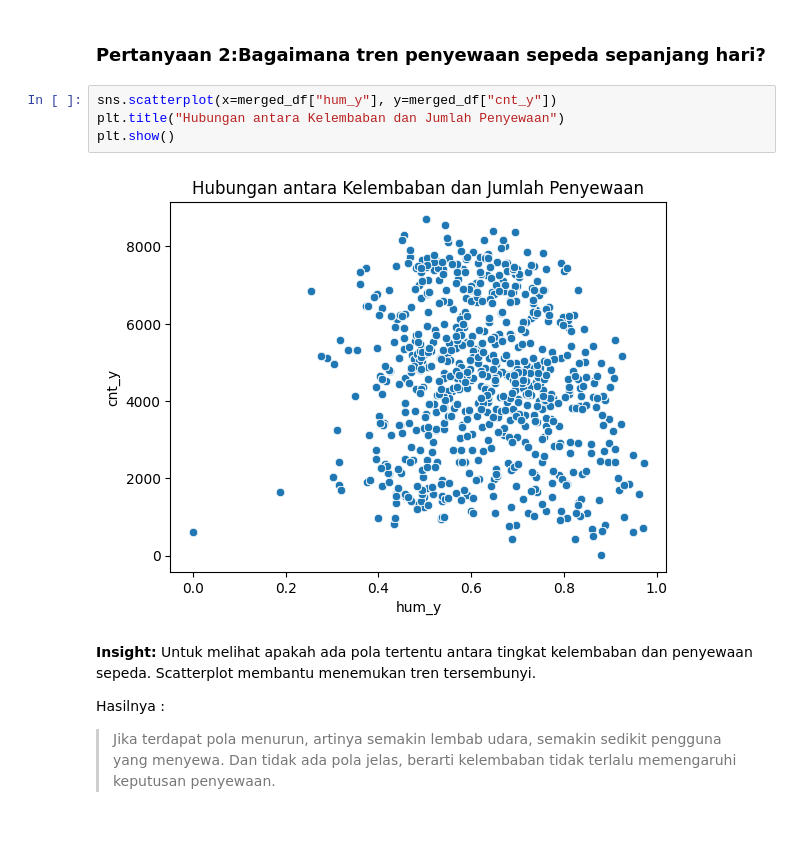
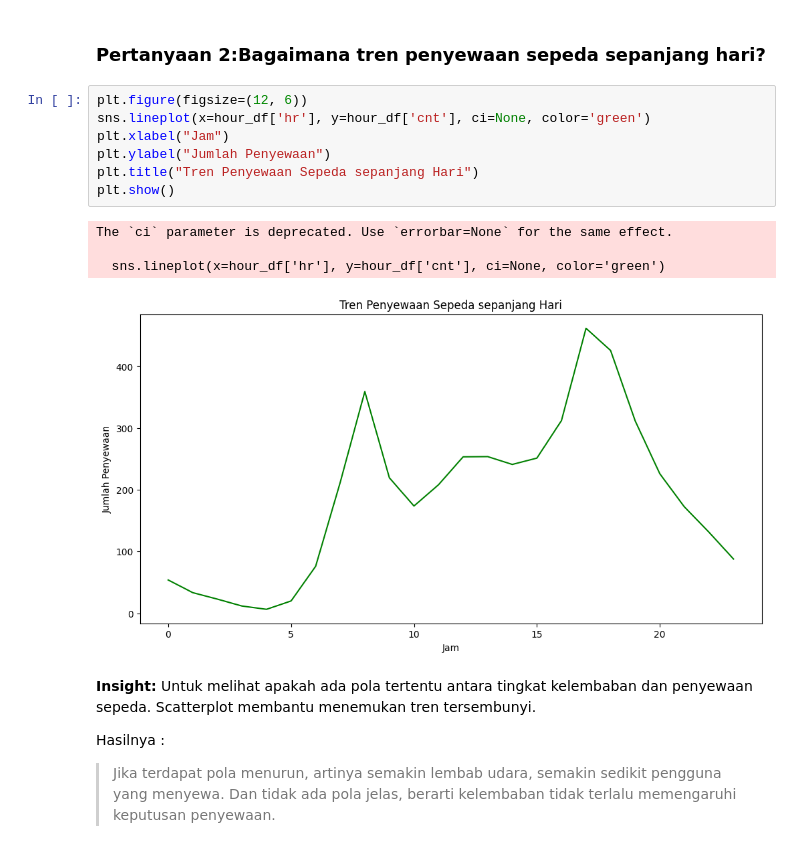
Before and after one commit to yourname857/CodingCamp-AnalisisData, a Jupyter notebook: Notebook.ipynb, the cells around one changed output. Drawn from its saved outputs; the diff is of its cells as text.

```diff
--- a/Notebook.ipynb
+++ b/Notebook.ipynb
@@ -633,12 +633,18 @@ Hasilnya :
 > Jika terdapat titik puncak, berarti ada suhu ideal yang paling menarik bagi penyewa.
 # %% [markdown]
 ### Pertanyaan 2:Bagaimana tren penyewaan sepeda sepanjang hari?
-# %%
-sns.scatterplot(x=merged_df["hum_y"], y=merged_df["cnt_y"])
-plt.title("Hubungan antara Kelembaban dan Jumlah Penyewaan")
-plt.show()
-# %% [output]
-[figure, removed]
+# %%
+plt.figure(figsize=(12, 6))
+sns.lineplot(x=hour_df['hr'], y=hour_df['cnt'], ci=None, color='green')
+plt.xlabel("Jam")
+plt.ylabel("Jumlah Penyewaan")
+plt.title("Tren Penyewaan Sepeda sepanjang Hari")
+plt.show()
+# %% [output]
+The `ci` parameter is deprecated. Use `errorbar=None` for the same effect.
+
+  sns.lineplot(x=hour_df['hr'], y=hour_df['cnt'], ci=None, color='green')
+[figure, added]
 # %% [markdown]
 **Insight:**
 Untuk melihat apakah ada pola tertentu antara tingkat kelembaban dan penyewaan sepeda. Scatterplot membantu menemukan tren tersembunyi.
```
Also changed, not shown: 1 other file.
